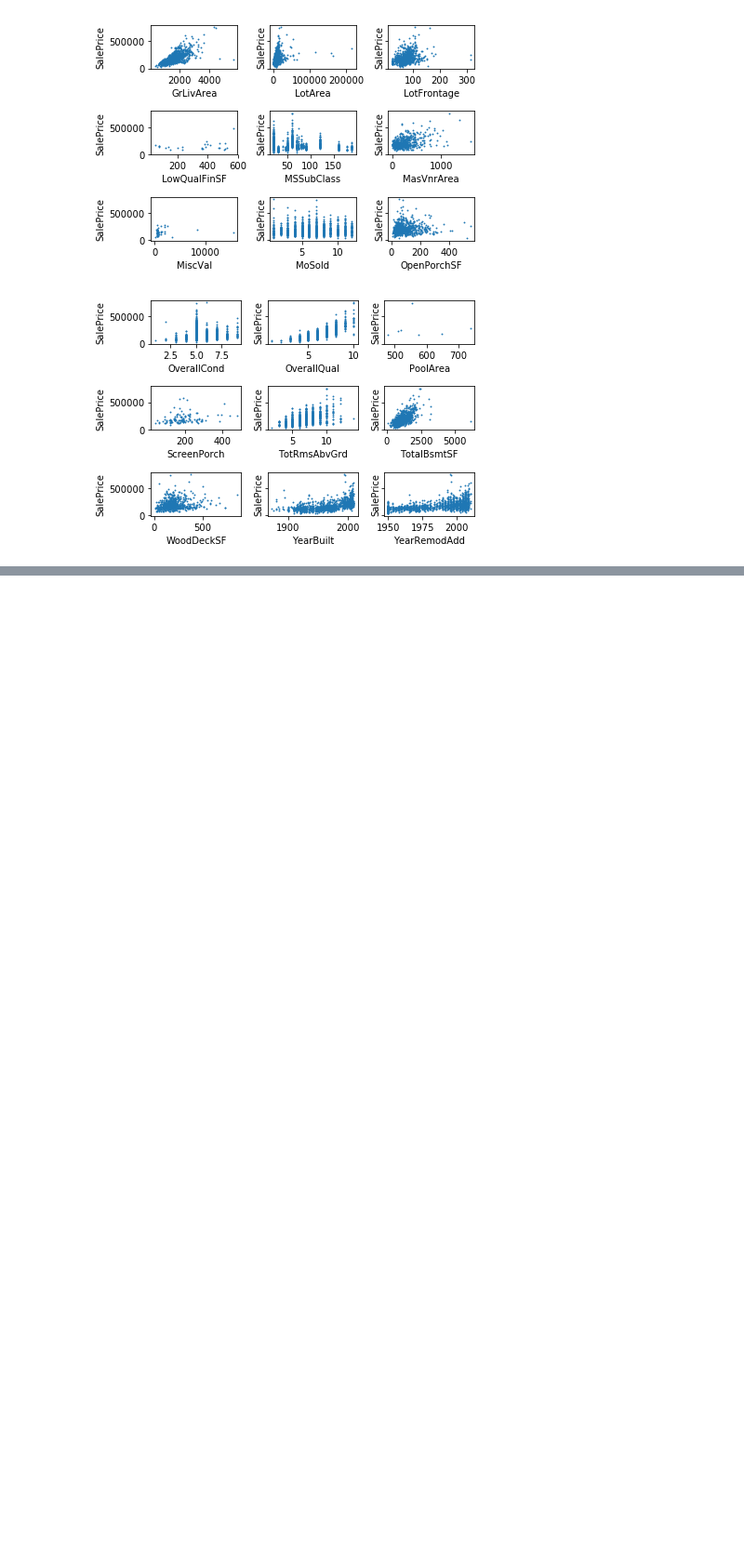
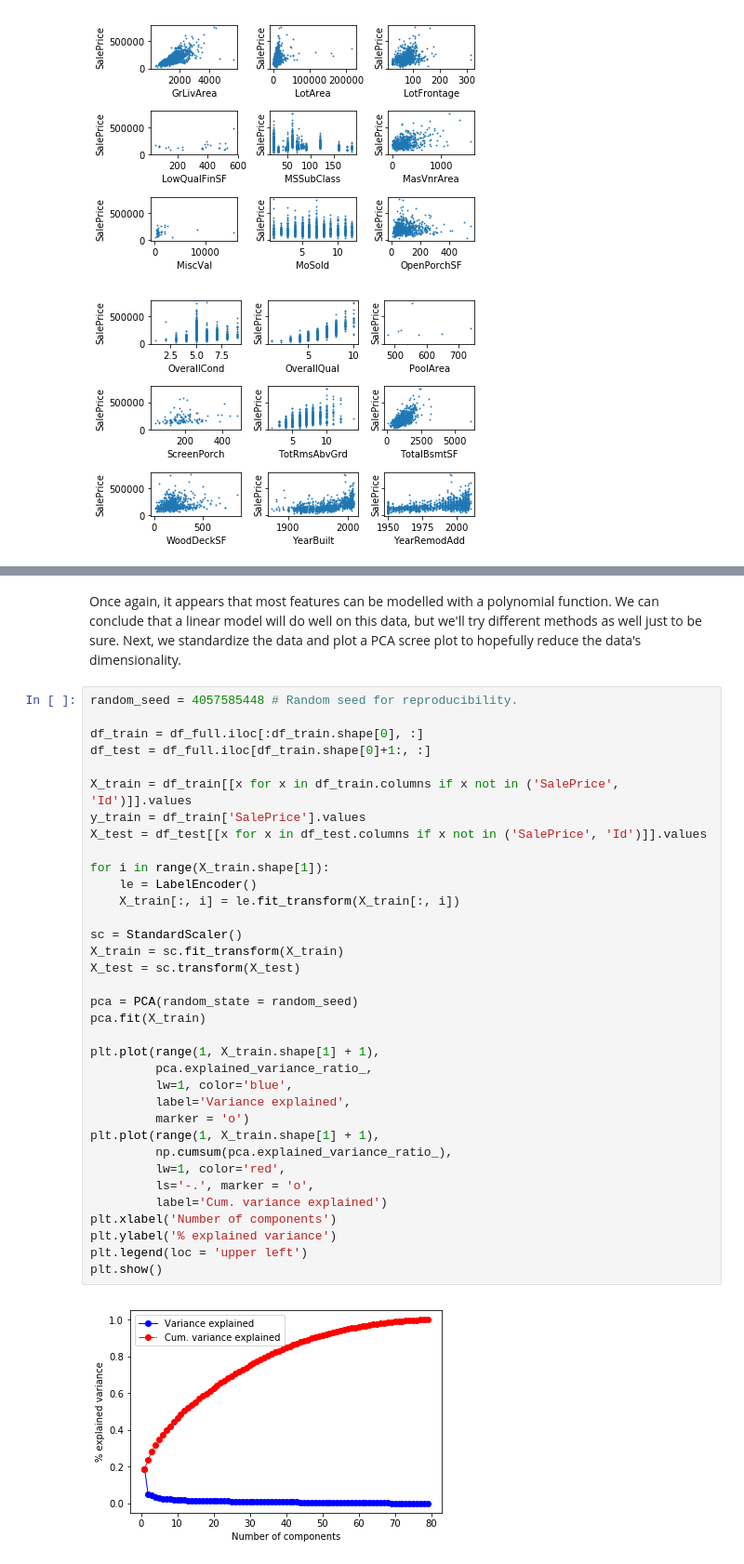
Before and after one commit to MMAesawy/Kaggle-Housing, a Jupyter notebook: analysis.ipynb, the cells around one changed output, grey strips where cells are left out. Shown at 93% size. Saved outputs shown, nothing was run; the diff lists cells and outputs as text; blank space fills up the shorter version.

Commit message:
Initial model selection.

```diff
--- a/analysis.ipynb
+++ b/analysis.ipynb
@@ -116,0 +134,39 @@ while i < len(disc_feature):
+# %% [markdown]
+Once again, it appears that most features can be modelled with a polynomial function. We can conclude that a linear model will do well on this data, but we'll try different methods as well just to be sure. Next, we standardize the data and plot a PCA scree plot to hopefully reduce the data's dimensionality.
+# %%
+random_seed = 4057585448 # Random seed for reproducibility.
+
+df_train = df_full.iloc[:df_train.shape[0], :]
+df_test = df_full.iloc[df_train.shape[0]+1:, :]
+
+X_train = df_train[[x for x in df_train.columns if x not in ('SalePrice', 'Id')]].values
+y_train = df_train['SalePrice'].values
+X_test = df_test[[x for x in df_test.columns if x not in ('SalePrice', 'Id')]].values
+
+for i in range(X_train.shape[1]):
+    le = LabelEncoder()
+    X_train[:, i] = le.fit_transform(X_train[:, i])
+
+sc = StandardScaler()
+X_train = sc.fit_transform(X_train)
+X_test = sc.transform(X_test)
+
+pca = PCA(random_state = random_seed)
+pca.fit(X_train)
+
+plt.plot(range(1, X_train.shape[1] + 1),
+         pca.explained_variance_ratio_,
+         lw=1, color='blue',
+         label='Variance explained',
+         marker = 'o')
+plt.plot(range(1, X_train.shape[1] + 1),
+         np.cumsum(pca.explained_variance_ratio_),
+         lw=1, color='red',
+         ls='-.', marker = 'o',
+         label='Cum. variance explained')
+plt.xlabel('Number of components')
+plt.ylabel('% explained variance')
+plt.legend(loc = 'upper left')
+plt.show()
+# %% [output]
+[figure, added]
```
Also changed, not shown: parts of 10 cells of this notebook.
